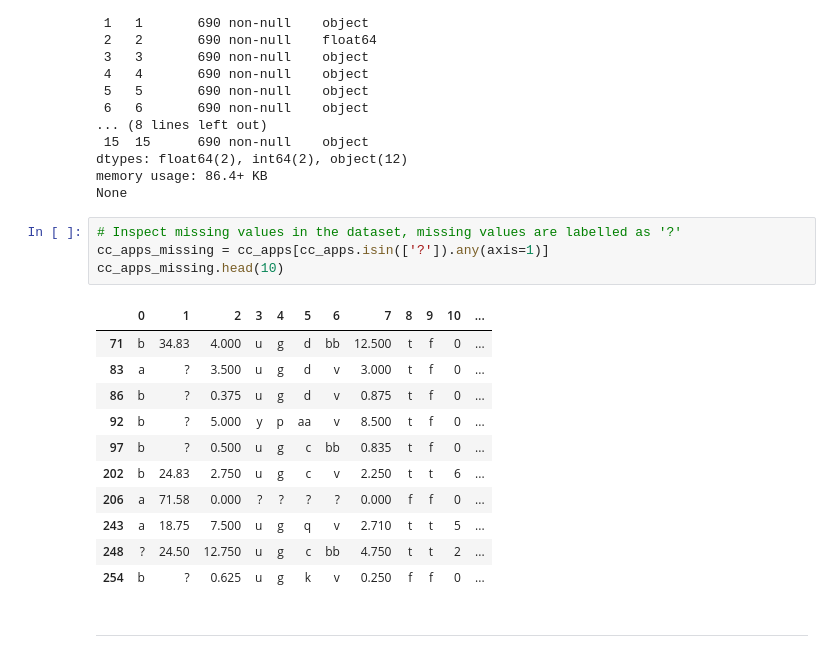
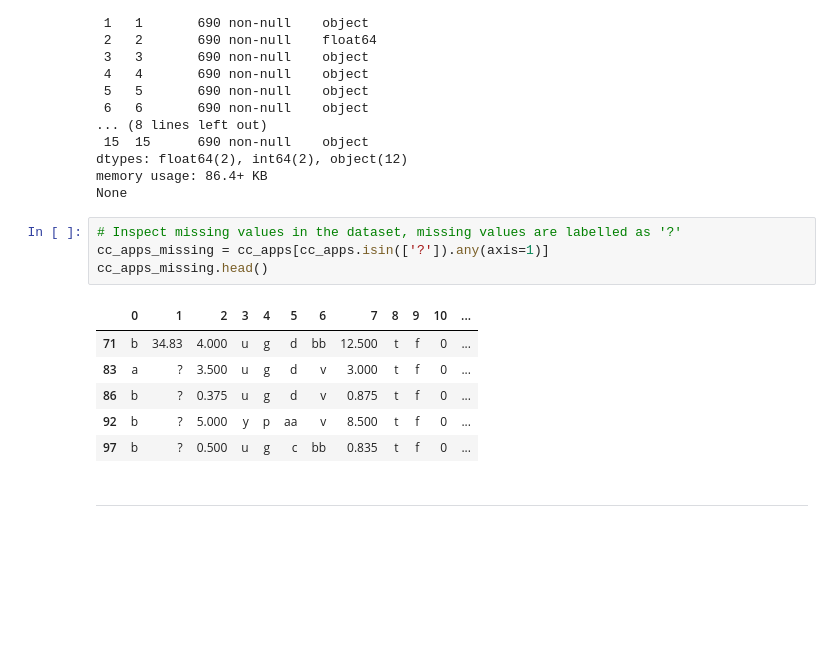
Before and after one commit to OlumideOlumayegun/credit-card-approval-prediction, a Jupyter notebook: notebook.ipynb, the cells around one changed output. Drawn from its saved outputs; the diff is of its cells as text; blank space fills up the shorter version.

Commit message:
missing values

```diff
--- a/notebook.ipynb
+++ b/notebook.ipynb
@@ -113,18 +113,13 @@ None
 # %%
 # Inspect missing values in the dataset, missing values are labelled as '?'
 cc_apps_missing = cc_apps[cc_apps.isin(['?']).any(axis=1)]
-cc_apps_missing.head(10)
+cc_apps_missing.head()
 # %% [output]
 |  | 0 | 1 | 2 | 3 | 4 | 5 | 6 | 7 | 8 | 9 | 10 | ... |
 | 71 | b | 34.83 | 4.000 | u | g | d | bb | 12.500 | t | f | 0 | ... |
 | 83 | a | ? | 3.500 | u | g | d | v | 3.000 | t | f | 0 | ... |
 | 86 | b | ? | 0.375 | u | g | d | v | 0.875 | t | f | 0 | ... |
 | 92 | b | ? | 5.000 | y | p | aa | v | 8.500 | t | f | 0 | ... |
 | 97 | b | ? | 0.500 | u | g | c | bb | 0.835 | t | f | 0 | ... |
-| 202 | b | 24.83 | 2.750 | u | g | c | v | 2.250 | t | t | 6 | ... |
-| 206 | a | 71.58 | 0.000 | ? | ? | ? | ? | 0.000 | f | f | 0 | ... |
-| 243 | a | 18.75 | 7.500 | u | g | q | v | 2.710 | t | t | 5 | ... |
-| 248 | ? | 24.50 | 12.750 | u | g | c | bb | 4.750 | t | t | 2 | ... |
-| 254 | b | ? | 0.625 | u | g | k | v | 0.250 | f | f | 0 | ... |
 # %% [markdown]
 ---
```
Also changed, not shown: parts of 14 cells of this notebook.
